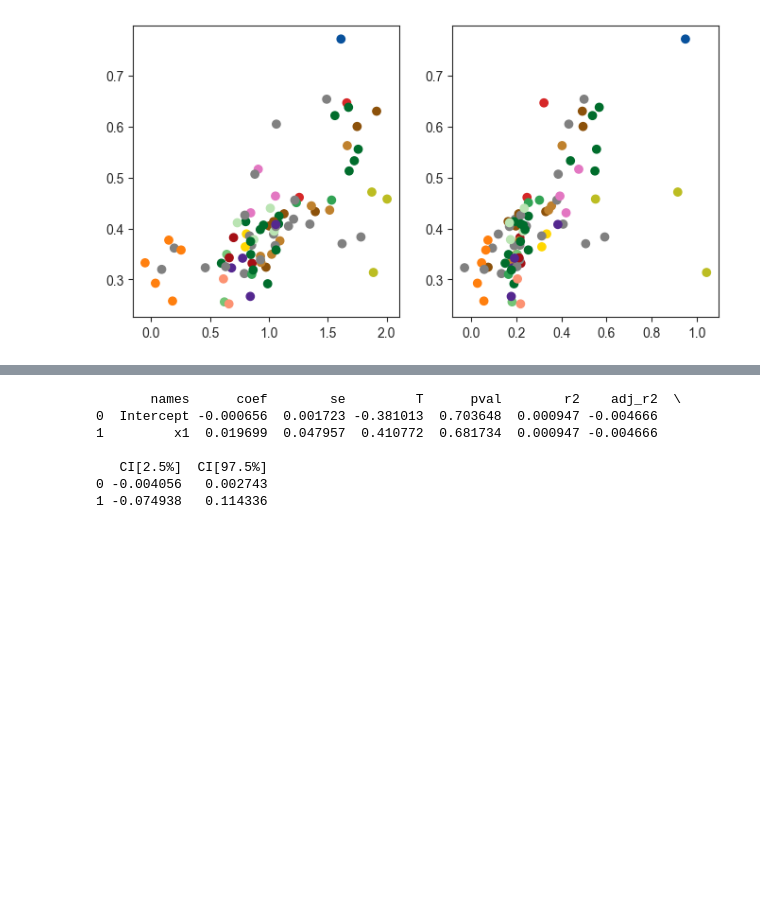
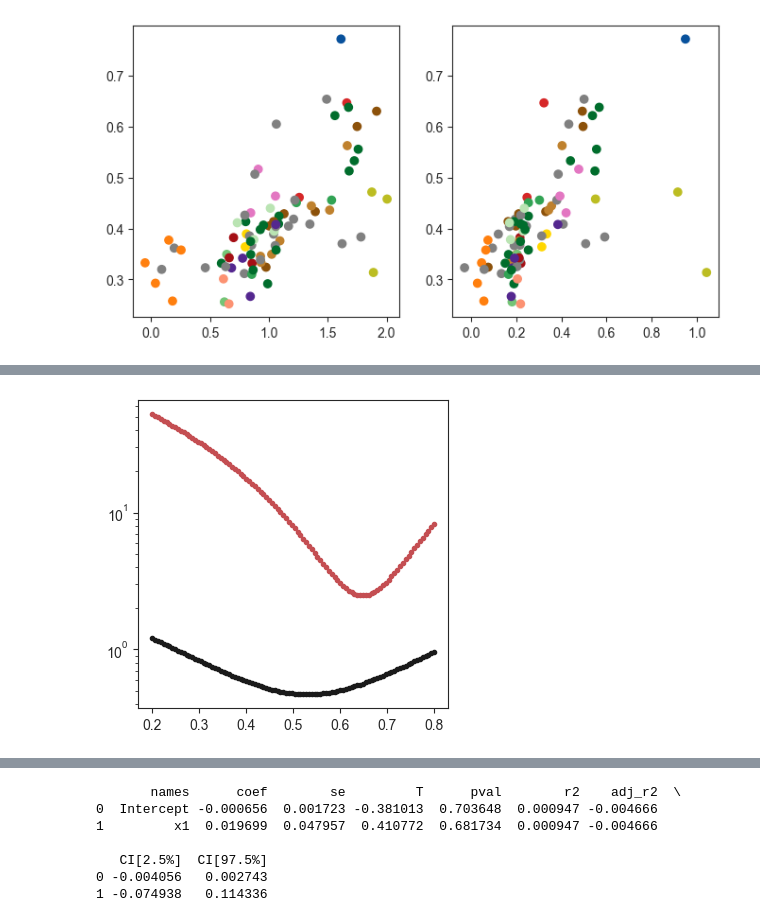
Before and after one commit to grantkinsler/EvolvingFront, a Jupyter notebook: EvolutionTracking/remeasurement vs evolution fitness.ipynb, the cells around one changed output, grey strips where cells are left out. Drawn from its saved outputs; the diff is of its cells as text; code cells hidden in the pictures; blank space fills up the shorter version.

Commit message:
updates to evolution tracking

```diff
--- a/EvolutionTracking/remeasurement vs evolution fitness.ipynb
+++ b/EvolutionTracking/remeasurement vs evolution fitness.ipynb
@@ -405,6 +424,69 @@ lr_evo = pg.linear_regression(
                                 set_to_plot['ResPerHour_relative'].values[indices_to_keep]]).swapaxes(0,1),
                             8*set_to_plot['evolution_fitness'].values[indices_to_keep],
                             remove_na=True)
+
+lr_evo_nointercept = pg.linear_regression(
+                            np.asarray([set_to_plot['FerPerHour_relative'].values[indices_to_keep],
+                                set_to_plot['ResPerHour_relative'].values[indices_to_keep]]).swapaxes(0,1),
+                            8*set_to_plot['evolution_fitness'].values[indices_to_keep],
+                            remove_na=True,add_intercept=False)
 print(lr_fit2d)
 print(lr_evo)
+print(lr_evo_nointercept)
+
+# plt.figure()
+# plt.scatter(8*set_to_plot['evolution_fitness'].values[indices_to_keep]/(lr_evo.coef[1]+lr_evo.coef[2]),
+#             lr_evo.coef[0]/(lr_evo.coef[1]+lr_evo.coef[1])+
+#             lr_evo.coef[1]/(lr_evo.coef[1]+lr_evo.coef[2])*set_to_plot['FerPerHour_relative'].values[indices_to_keep]+
+#             lr_evo.coef[2]/(lr_evo.coef[1]+lr_evo.coef[2])*set_to_plot['ResPerHour_relative'].values[indices_to_keep])
+
+# plt.figure()
+
+
+
+# fractions = [0.45,0.5,0.55,0.6,0.65,0.7,0.75]
+fractions = np.linspace(0.2,0.8,100)
+
+coef_sum = lr_evo.coef[1]+lr_evo.coef[2]
+
+plt.figure(figsize=(4,4))
+
+for fraction in fractions:
+
+    estimates = lr_evo.coef[0]+\
+            fraction*coef_sum*set_to_plot['FerPerHour_relative'].values[indices_to_keep]+\
+            fraction*coef_sum*set_to_plot['ResPerHour_relative'].values[indices_to_keep]
+
+#     plt.subplot(121)
+#     plt.scatter(8*set_to_plot['evolution_fitness'].values[indices_to_keep],
+#                 estimates
+#             ,label=fraction,alpha=0.4)
+
+#     plt.subplot(122),marker='.'
+    plt.scatter(fraction,np.sum((8*set_to_plot['evolution_fitness'].values[indices_to_keep]-estimates)**2),color='k',marker='.')
+
+coef_sum = lr_fit2d.coef[1]+lr_fit2d.coef[2]
+for fraction in fractions:
+#     plt.subplot(122)
+    estimates = lr_fit2d.coef[0]+\
+            fraction*coef_sum*set_to_plot['FerPerHour_relative'].values[indices_to_keep]+\
+            fraction*coef_sum*set_to_plot['ResPerHour_relative'].values[indices_to_keep]
+    plt.scatter(fraction,np.sum((set_to_plot['Fit2D_early_fitness_relative'].values[indices_to_keep]-estimates)**2),color='r',marker='.')
+
+plt.yscale('log')
+
+
+# plt.figure(figsize=(12,4))
+# plt.subplot(121)
+# plt.scatter(set_to_plot['FerPerHour_relative'].values[indices_to_keep],
+#             8*set_to_plot['evolution_fitness'].values[indices_to_keep]
+#            )
+# plt.subplot(122)
+# plt.scatter(set_to_plot['ResPerHour_relative'].values[indices_to_keep],
+#             8*set_to_plot['evolution_fitness'].values[indices_to_keep]
+#            )
+# plt.subplot(123)
+# plt.scatter(set_to_plot['ResPerHour_relative'].values[indices_to_keep],
+#             8*set_to_plot['evolution_fitness'].values[indices_to_keep]
+#            )
 # %% [output]
@@ -428,0 +510 @@ print(lr_evo)
+[figure, added]
```
Also changed, not shown: parts of 8 cells of this notebook, 2 other files.
